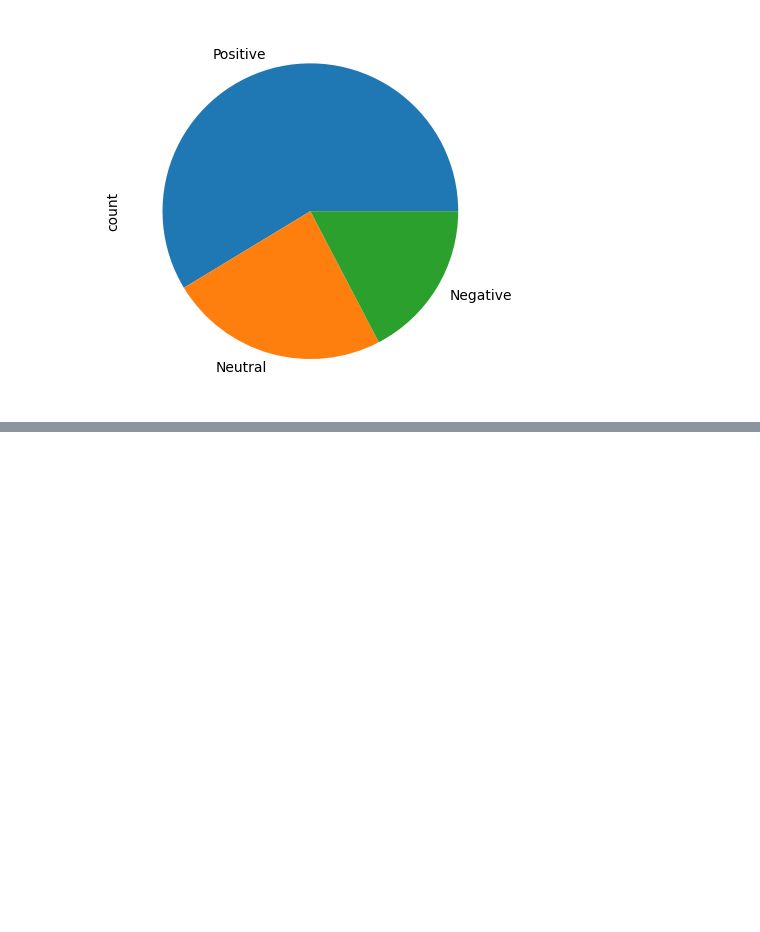
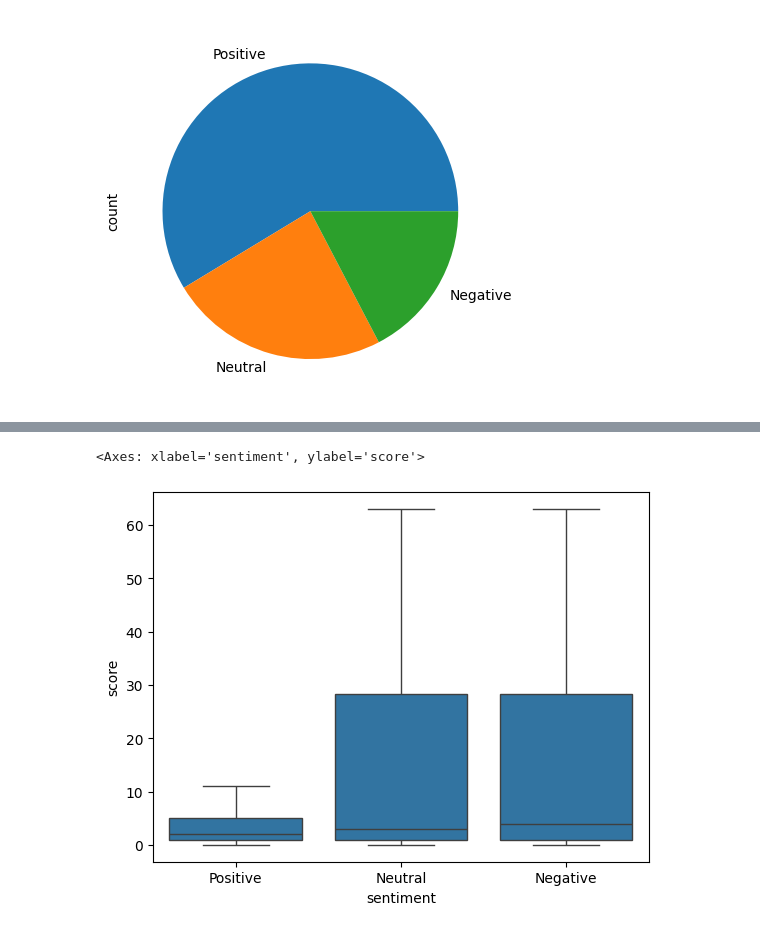
Before and after one commit to domatt1854/cis-410-project, a Jupyter notebook: sentiment_analysis/visualization.ipynb, the cells around one changed output, grey strips where cells are left out. Saved outputs shown, nothing was run; the diff lists cells and outputs as text; code cells hidden in the pictures; blank space fills up the shorter version.

```diff
--- a/sentiment_analysis/visualization.ipynb
+++ b/sentiment_analysis/visualization.ipynb
@@ -113,0 +145,5 @@ df_polarity.groupby('date')['sentiment'].value_counts().unstack().fillna(0).plot
+# %%
+sns.boxplot(df_polarity, x='sentiment', y='score', showfliers=False)
+# %% [output]
+<Axes: xlabel='sentiment', ylabel='score'>
+[figure, added]
```
Also changed, not shown: parts of 27 cells of this notebook.
